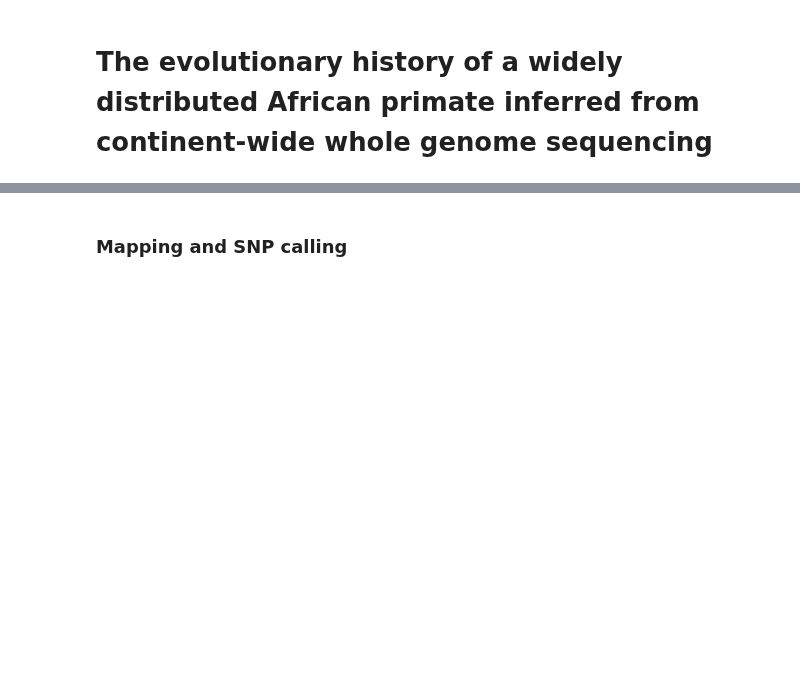
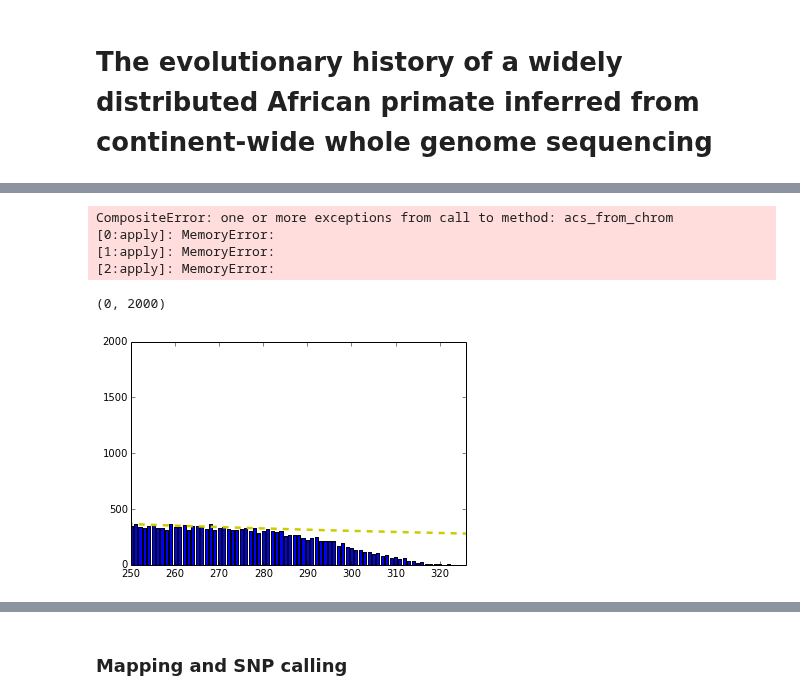
Before and after one commit to peterdfields/hs_vervet, a Jupyter notebook: notebooks/20140607_vervetpopgen_manuscript.ipynb, the cells around one changed output, grey strips where cells are left out. Drawn from its saved outputs; the diff is of its cells as text; code cells hidden in the pictures; blank space fills up the shorter version.

```diff
--- a/notebooks/20140607_vervetpopgen_manuscript.ipynb
+++ b/notebooks/20140607_vervetpopgen_manuscript.ipynb
@@ -26,0 +129,9 @@ colors = ["blue","magenta","cyan","green","orange","red"]
+# %%
+res.result
+# %% [output]
+CompositeError: one or more exceptions from call to method: acs_from_chrom
+[0:apply]: MemoryError:
+[1:apply]: MemoryError:
+[2:apply]: MemoryError:
+# %%
+gen_df = get_gen_df("CAE29")
@@ -26,0 +142,8 @@ colors = ["blue","magenta","cyan","green","orange","red"]
+# %%
+plot_hist(*get_acs(gen_df))
+ax = plt.gca()
+ax.set_xlim([250,326])
+ax.set_ylim([0,2000])
+# %% [output]
+(0, 2000)
+[figure, added]
```
Also changed, not shown: parts of 33 cells of this notebook, 8 other files.
